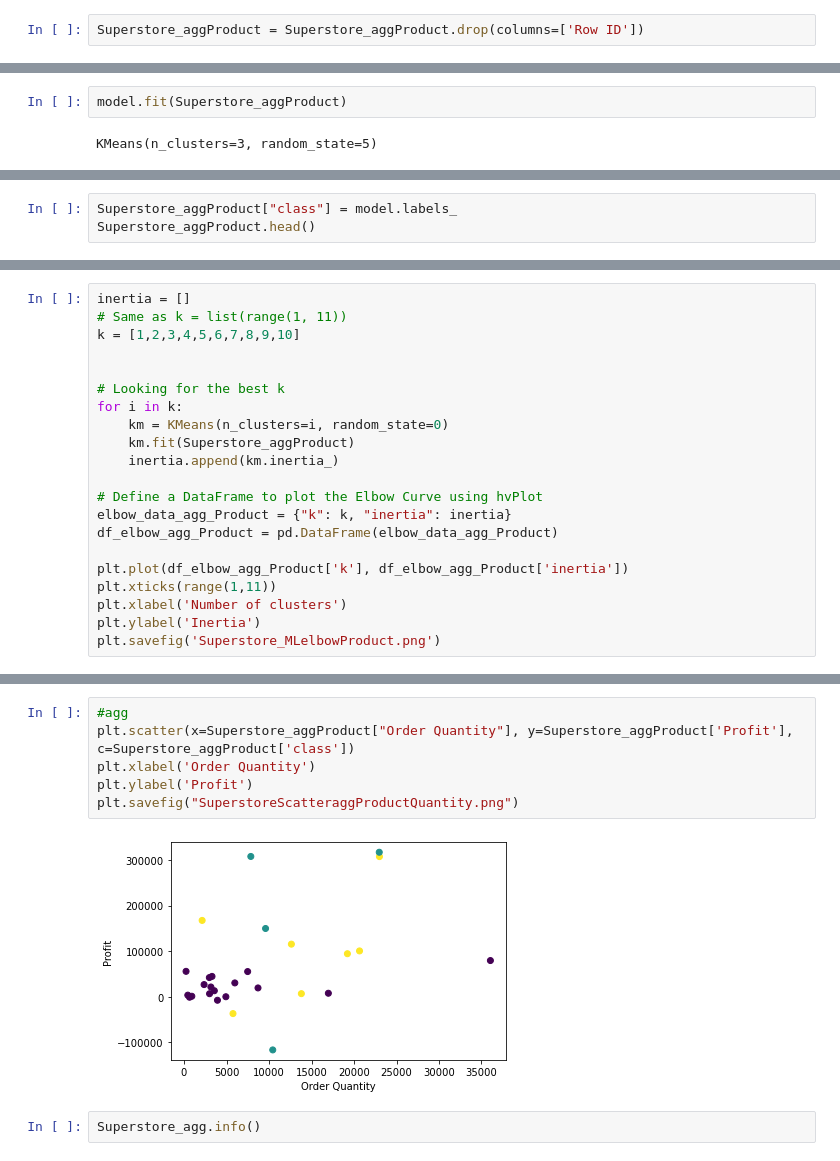
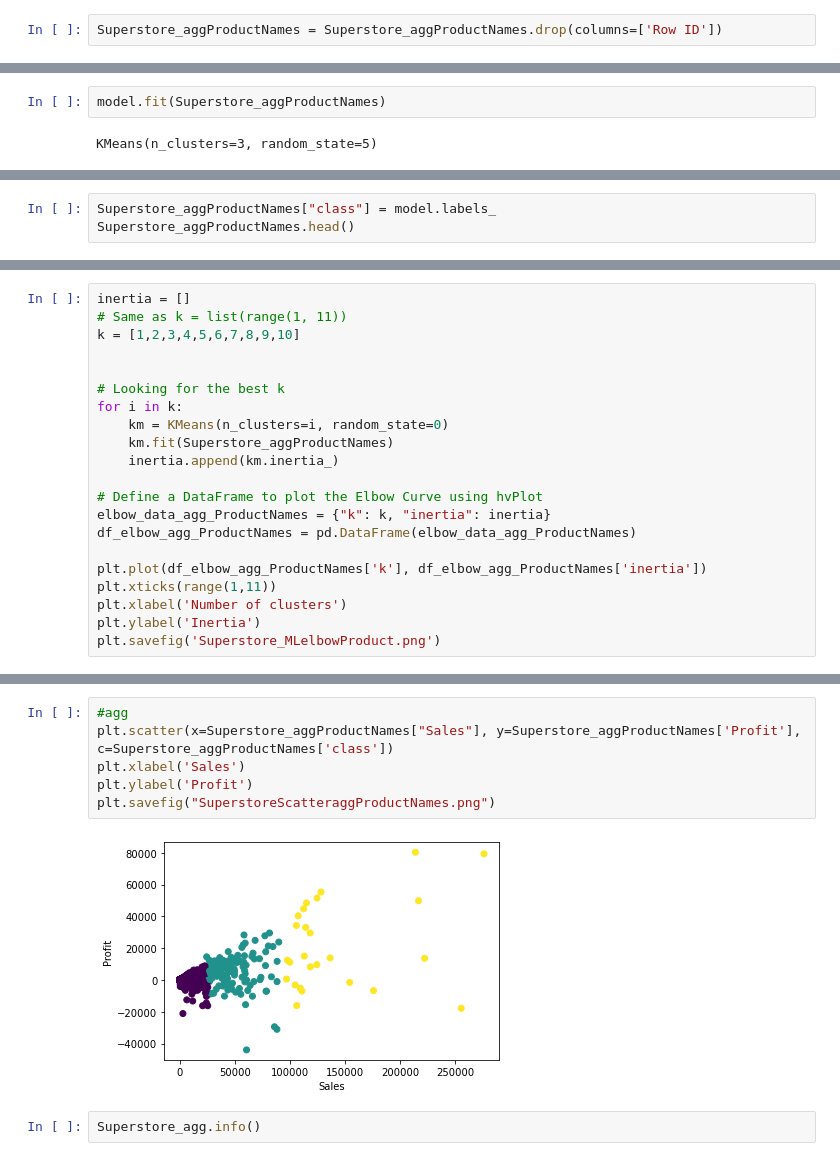
Before and after one commit to ClaytonsCreations/Project-4, a Jupyter notebook: Machine_Learning.ipynb, the cells around one changed output, grey strips where cells are left out. Cells and saved outputs as stored; diff of their text form.

```diff
--- a/Machine_Learning.ipynb
+++ b/Machine_Learning.ipynb
@@ -81,3 +77,3 @@ Superstore_aggProduct
 # %%
-Superstore_aggProduct = Superstore_aggProduct.drop(columns=['Row ID'])
+Superstore_aggProductNames = Superstore_aggProductNames.drop(columns=['Row ID'])
 # %%
@@ -86,7 +82,7 @@ Superstore_aggProduct = pd.get_dummies(Superstore_aggProduct)
 # Initializing model with K = 3
 model = KMeans(n_clusters=3, random_state=5)
 # %%
-model.fit(Superstore_aggProduct)
+model.fit(Superstore_aggProductNames)
 # %% [output]
 KMeans(n_clusters=3, random_state=5)
 # %%
@@ -98,5 +94,5 @@ print(predictions)
 # %%
-Superstore_aggProduct["class"] = model.labels_
-Superstore_aggProduct.head()
+Superstore_aggProductNames["class"] = model.labels_
+Superstore_aggProductNames.head()
 # %% [output]
 |  | Order Quantity | Sales | Discount | Profit | Unit Price | class |
@@ -115,14 +111,14 @@ k = [1,2,3,4,5,6,7,8,9,10]
 # Looking for the best k
 for i in k:
     km = KMeans(n_clusters=i, random_state=0)
-    km.fit(Superstore_aggProduct)
+    km.fit(Superstore_aggProductNames)
     inertia.append(km.inertia_)
 
 # Define a DataFrame to plot the Elbow Curve using hvPlot
-elbow_data_agg_Product = {"k": k, "inertia": inertia}
-df_elbow_agg_Product = pd.DataFrame(elbow_data_agg_Product)
+elbow_data_agg_ProductNames = {"k": k, "inertia": inertia}
+df_elbow_agg_ProductNames = pd.DataFrame(elbow_data_agg_ProductNames)
 
-plt.plot(df_elbow_agg_Product['k'], df_elbow_agg_Product['inertia'])
+plt.plot(df_elbow_agg_ProductNames['k'], df_elbow_agg_ProductNames['inertia'])
 plt.xticks(range(1,11))
 plt.xlabel('Number of clusters')
 plt.ylabel('Inertia')
@@ -132,11 +128,11 @@ plt.savefig('Superstore_MLelbowProduct.png')
 # %%
 #agg
-plt.scatter(x=Superstore_aggProduct["Order Quantity"], y=Superstore_aggProduct['Profit'], c=Superstore_aggProduct['class'])
-plt.xlabel('Order Quantity')
+plt.scatter(x=Superstore_aggProductNames["Sales"], y=Superstore_aggProductNames['Profit'], c=Superstore_aggProductNames['class'])
+plt.xlabel('Sales')
 plt.ylabel('Profit')
-plt.savefig("SuperstoreScatteraggProductQuantity.png")
+plt.savefig("SuperstoreScatteraggProductNames.png")
 # %% [output]
-[figure, old version]
+[figure, new version]
 # %%
 Superstore_agg.info()
 # %% [output]
```
Also changed, not shown: parts of 5 cells of this notebook, 3 other files.
